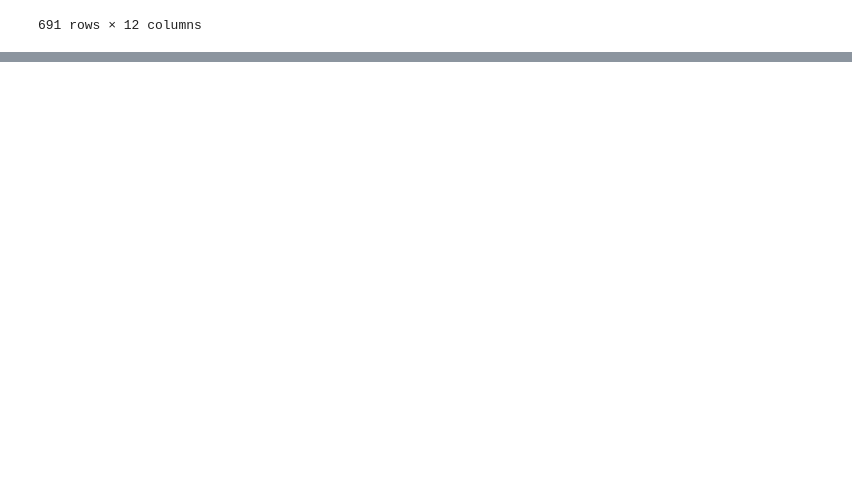
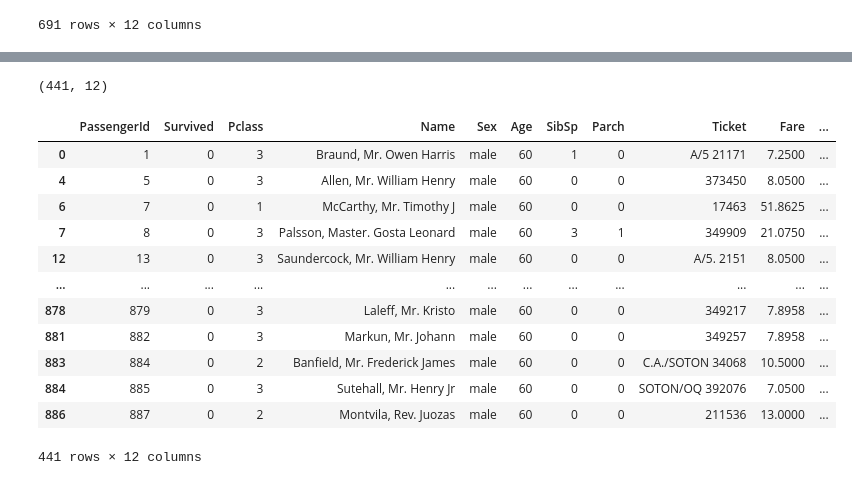
Before and after one commit to Juniorexz/DataScience, a Jupyter notebook: Titanic.ipynb, the cells around one changed output, grey strips where cells are left out. Saved outputs shown, nothing was run; the diff lists cells and outputs as text; code cells hidden in the pictures; blank space fills up the shorter version.

```diff
--- a/Titanic.ipynb
+++ b/Titanic.ipynb
@@ -790,0 +811,22 @@ df[df_male | df_age] #or
+# %%
+
+df[(df['Sex'] == 'male') & (df['Age']>=30) & (df['Embarked'] == 'S')].shape
+# %% [output]
+(441, 12)
+# %%
+
+df[(df['Sex'] == 'male') & (df['Age']>=30) & (df['Embarked'] == 'S')]
+# %% [output]
+|  | PassengerId | Survived | Pclass | Name | Sex | Age | SibSp | Parch | Ticket | Fare | ... |
+| 0 | 1 | 0 | 3 | Braund, Mr. Owen Harris | male | 60 | 1 | 0 | A/5 21171 | 7.2500 | ... |
+| 4 | 5 | 0 | 3 | Allen, Mr. William Henry | male | 60 | 0 | 0 | 373450 | 8.0500 | ... |
+| 6 | 7 | 0 | 1 | McCarthy, Mr. Timothy J | male | 60 | 0 | 0 | 17463 | 51.8625 | ... |
+| 7 | 8 | 0 | 3 | Palsson, Master. Gosta Leonard | male | 60 | 3 | 1 | 349909 | 21.0750 | ... |
+| 12 | 13 | 0 | 3 | Saundercock, Mr. William Henry | male | 60 | 0 | 0 | A/5. 2151 | 8.0500 | ... |
+| ... | ... | ... | ... | ... | ... | ... | ... | ... | ... | ... | ... |
+| 878 | 879 | 0 | 3 | Laleff, Mr. Kristo | male | 60 | 0 | 0 | 349217 | 7.8958 | ... |
+| 881 | 882 | 0 | 3 | Markun, Mr. Johann | male | 60 | 0 | 0 | 349257 | 7.8958 | ... |
+| 883 | 884 | 0 | 2 | Banfield, Mr. Frederick James | male | 60 | 0 | 0 | C.A./SOTON 34068 | 10.5000 | ... |
+| 884 | 885 | 0 | 3 | Sutehall, Mr. Henry Jr | male | 60 | 0 | 0 | SOTON/OQ 392076 | 7.0500 | ... |
+| 886 | 887 | 0 | 2 | Montvila, Rev. Juozas | male | 60 | 0 | 0 | 211536 | 13.0000 | ... |
+441 rows × 12 columns
```
Also changed, not shown: parts of 34 cells of this notebook.
